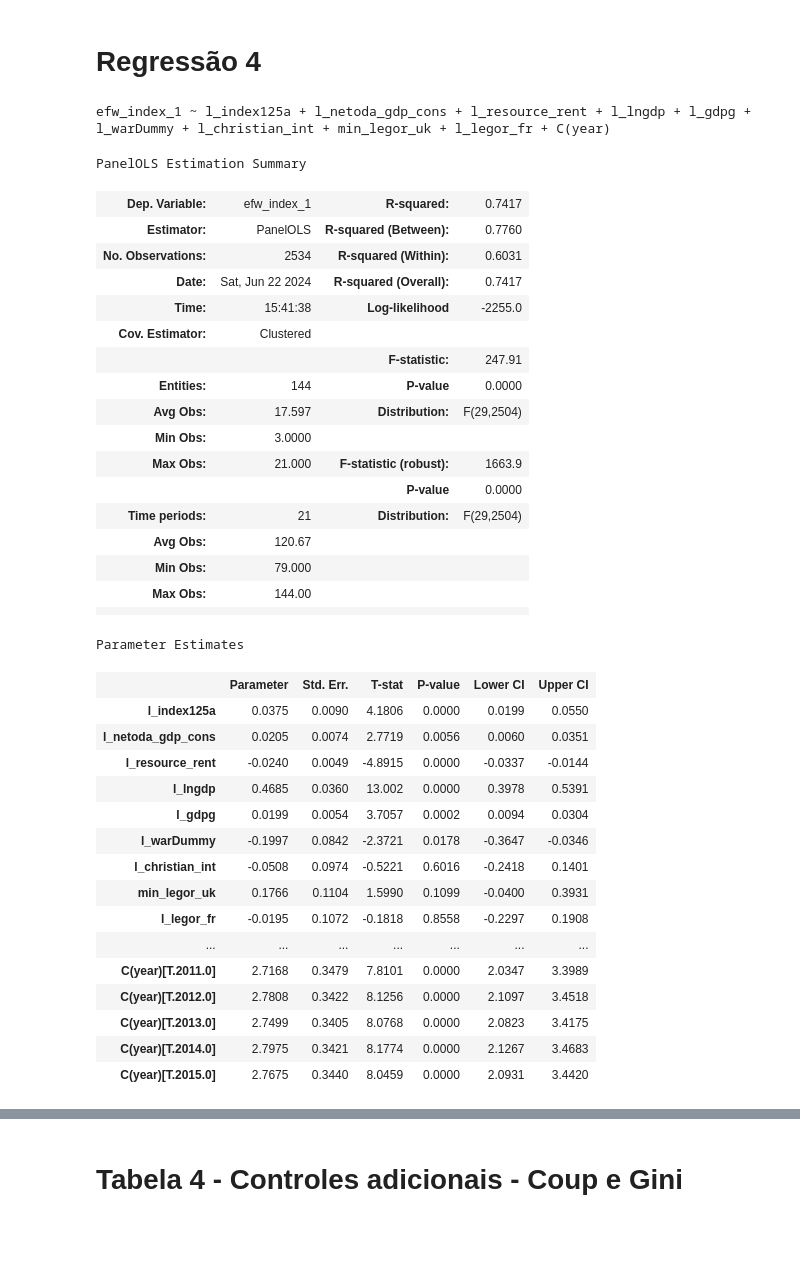
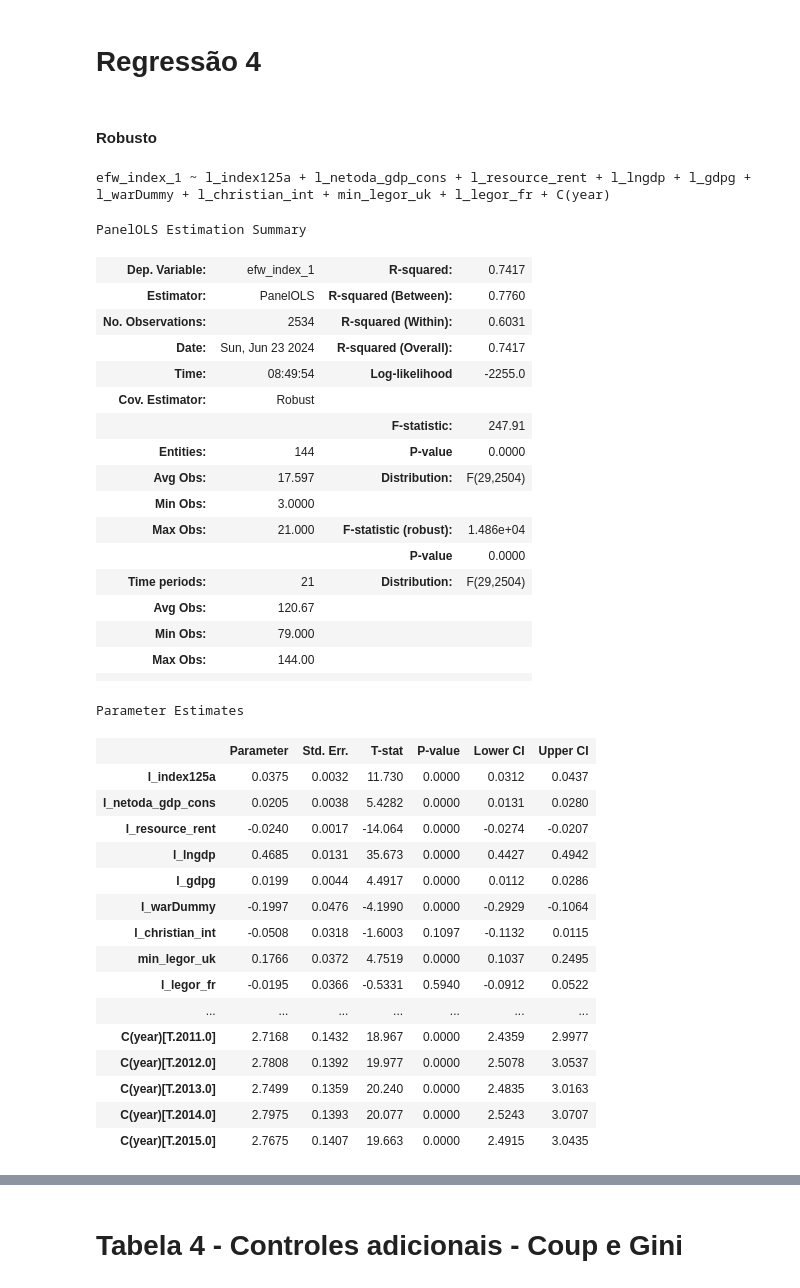
Before and after one commit to Schadenlord/article_replication, a Jupyter notebook: Completo - Final.ipynb, the cells around one changed output, grey strips where cells are left out. Cells and saved outputs as stored; diff of their text form; code cells hidden in the pictures; blank space fills up the shorter version.

```diff
--- a/Parcial.ipynb
+++ b/Completo - Final.ipynb
@@ -376,8 +396,3 @@ Parameter Estimates
 | C(year)[T.2013.0] | 2.7477 | 0.3666 | 7.4958 | 0.0000 | 2.0291 | 3.4664 |
 | C(year)[T.2014.0] | 2.7963 | 0.3693 | 7.5711 | 0.0000 | 2.0722 | 3.5203 |
 | C(year)[T.2015.0] | 2.7660 | 0.3722 | 7.4305 | 0.0000 | 2.0362 | 3.4958 |
-# %%
-reg1 = model1
-
-df_filtered['res1'] = model1.resids
-df_filtered['res1']
@@ -493,8 +490,3 @@ Parameter Estimates
 | C(year)[T.2013.0] | 2.5425 | 0.3462 | 7.3440 | 0.0000 | 1.8638 | 3.2212 |
 | C(year)[T.2014.0] | 2.5914 | 0.3483 | 7.4393 | 0.0000 | 1.9085 | 3.2743 |
 | C(year)[T.2015.0] | 2.5638 | 0.3509 | 7.3062 | 0.0000 | 1.8758 | 3.2517 |
-# %%
-reg2 = model2
-
-df_filtered['res2'] = model2.resids
-df_filtered['res2']
@@ -618,8 +592,3 @@ Parameter Estimates
 | C(year)[T.2013.0] | 2.8170 | 0.3700 | 7.6146 | 0.0000 | 2.0916 | 3.5425 |
 | C(year)[T.2014.0] | 2.8621 | 0.3720 | 7.6944 | 0.0000 | 2.1327 | 3.5915 |
 | C(year)[T.2015.0] | 2.8277 | 0.3746 | 7.5496 | 0.0000 | 2.0933 | 3.5622 |
-# %%
-reg3 = model3
-
-df_filtered['res3'] = model3.resids
-df_filtered['res3']
@@ -644,48 +595,50 @@ Name: res3, Length: 2534, dtype: float64
 # %% [markdown]
 # Regressão 4
+# %% [markdown]
+#### Robusto
 # %%
 formula4 = "efw_index_1 ~ l_index125a + l_netoda_gdp_cons + l_resource_rent + l_lngdp + l_gdpg + l_warDummy + l_christian_int + min_legor_uk + l_legor_fr + C(year)"
 
 # Exibe a nova fórmula
 print(formula4)
 
-model4 = PanelOLS.from_formula(formula=formula4, data=df_filtered, check_rank=False).fit(cov_type='clustered', cluster_entity=True)
+model4 = PanelOLS.from_formula(formula=formula4, data=df_filtered, check_rank=False).fit(cov_type='robust')
 
 model4.summary
 # %% [output]
 efw_index_1 ~ l_index125a + l_netoda_gdp_cons + l_resource_rent + l_lngdp + l_gdpg + l_warDummy + l_christian_int + min_legor_uk + l_legor_fr + C(year)
 PanelOLS Estimation Summary
 | Dep. Variable: | efw_index_1 | R-squared: | 0.7417 |
 | Estimator: | PanelOLS | R-squared (Between): | 0.7760 |
 | No. Observations: | 2534 | R-squared (Within): | 0.6031 |
-| Date: | Sat, Jun 22 2024 | R-squared (Overall): | 0.7417 |
-| Time: | 15:41:38 | Log-likelihood | -2255.0 |
-| Cov. Estimator: | Clustered |  |  |
+| Date: | Sun, Jun 23 2024 | R-squared (Overall): | 0.7417 |
+| Time: | 08:49:54 | Log-likelihood | -2255.0 |
+| Cov. Estimator: | Robust |  |  |
 |  |  | F-statistic: | 247.91 |
 | Entities: | 144 | P-value | 0.0000 |
 | Avg Obs: | 17.597 | Distribution: | F(29,2504) |
 | Min Obs: | 3.0000 |  |  |
-| Max Obs: | 21.000 | F-statistic (robust): | 1663.9 |
+| Max Obs: | 21.000 | F-statistic (robust): | 1.486e+04 |
 |  |  | P-value | 0.0000 |
 | Time periods: | 21 | Distribution: | F(29,2504) |
 | Avg Obs: | 120.67 |  |  |
 | Min Obs: | 79.000 |  |  |
 | Max Obs: | 144.00 |  |  |
 |  |  |  |  |
 Parameter Estimates
 |  | Parameter | Std. Err. | T-stat | P-value | Lower CI | Upper CI |
-| l_index125a | 0.0375 | 0.0090 | 4.1806 | 0.0000 | 0.0199 | 0.0550 |
-| l_netoda_gdp_cons | 0.0205 | 0.0074 | 2.7719 | 0.0056 | 0.0060 | 0.0351 |
-| l_resource_rent | -0.0240 | 0.0049 | -4.8915 | 0.0000 | -0.0337 | -0.0144 |
-| l_lngdp | 0.4685 | 0.0360 | 13.002 | 0.0000 | 0.3978 | 0.5391 |
-| l_gdpg | 0.0199 | 0.0054 | 3.7057 | 0.0002 | 0.0094 | 0.0304 |
-| l_warDummy | -0.1997 | 0.0842 | -2.3721 | 0.0178 | -0.3647 | -0.0346 |
-| l_christian_int | -0.0508 | 0.0974 | -0.5221 | 0.6016 | -0.2418 | 0.1401 |
-| min_legor_uk | 0.1766 | 0.1104 | 1.5990 | 0.1099 | -0.0400 | 0.3931 |
-| l_legor_fr | -0.0195 | 0.1072 | -0.1818 | 0.8558 | -0.2297 | 0.1908 |
+| l_index125a | 0.0375 | 0.0032 | 11.730 | 0.0000 | 0.0312 | 0.0437 |
+| l_netoda_gdp_cons | 0.0205 | 0.0038 | 5.4282 | 0.0000 | 0.0131 | 0.0280 |
+| l_resource_rent | -0.0240 | 0.0017 | -14.064 | 0.0000 | -0.0274 | -0.0207 |
+| l_lngdp | 0.4685 | 0.0131 | 35.673 | 0.0000 | 0.4427 | 0.4942 |
+| l_gdpg | 0.0199 | 0.0044 | 4.4917 | 0.0000 | 0.0112 | 0.0286 |
+| l_warDummy | -0.1997 | 0.0476 | -4.1990 | 0.0000 | -0.2929 | -0.1064 |
+| l_christian_int | -0.0508 | 0.0318 | -1.6003 | 0.1097 | -0.1132 | 0.0115 |
+| min_legor_uk | 0.1766 | 0.0372 | 4.7519 | 0.0000 | 0.1037 | 0.2495 |
+| l_legor_fr | -0.0195 | 0.0366 | -0.5331 | 0.5940 | -0.0912 | 0.0522 |
 | ... | ... | ... | ... | ... | ... | ... |
-| C(year)[T.2011.0] | 2.7168 | 0.3479 | 7.8101 | 0.0000 | 2.0347 | 3.3989 |
-| C(year)[T.2012.0] | 2.7808 | 0.3422 | 8.1256 | 0.0000 | 2.1097 | 3.4518 |
-| C(year)[T.2013.0] | 2.7499 | 0.3405 | 8.0768 | 0.0000 | 2.0823 | 3.4175 |
-| C(year)[T.2014.0] | 2.7975 | 0.3421 | 8.1774 | 0.0000 | 2.1267 | 3.4683 |
-| C(year)[T.2015.0] | 2.7675 | 0.3440 | 8.0459 | 0.0000 | 2.0931 | 3.4420 |
+| C(year)[T.2011.0] | 2.7168 | 0.1432 | 18.967 | 0.0000 | 2.4359 | 2.9977 |
+| C(year)[T.2012.0] | 2.7808 | 0.1392 | 19.977 | 0.0000 | 2.5078 | 3.0537 |
+| C(year)[T.2013.0] | 2.7499 | 0.1359 | 20.240 | 0.0000 | 2.4835 | 3.0163 |
+| C(year)[T.2014.0] | 2.7975 | 0.1393 | 20.077 | 0.0000 | 2.5243 | 3.0707 |
+| C(year)[T.2015.0] | 2.7675 | 0.1407 | 19.663 | 0.0000 | 2.4915 | 3.0435 |
```
Also changed, not shown: parts of 59 cells of this notebook, 43 other files.
